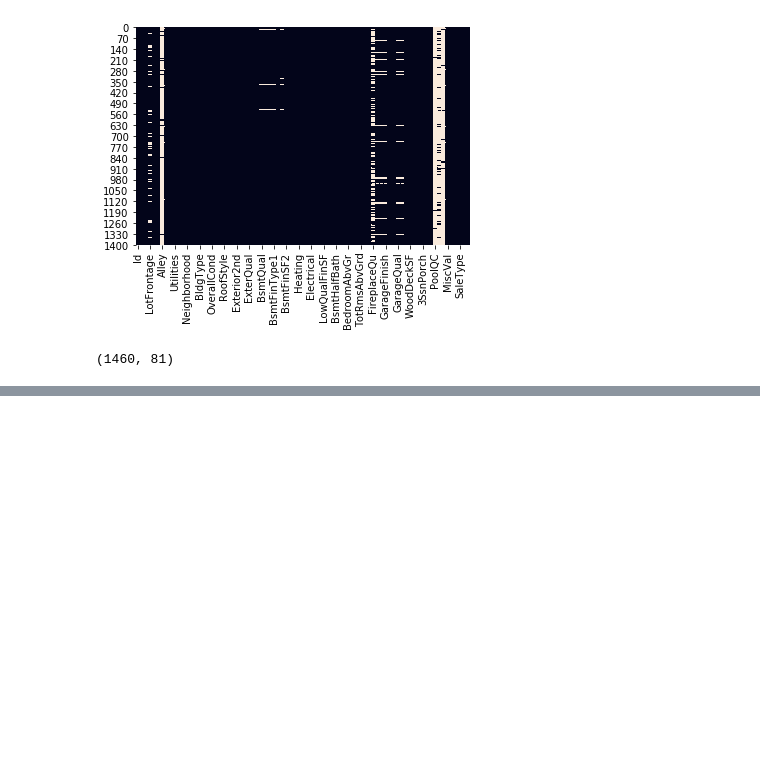
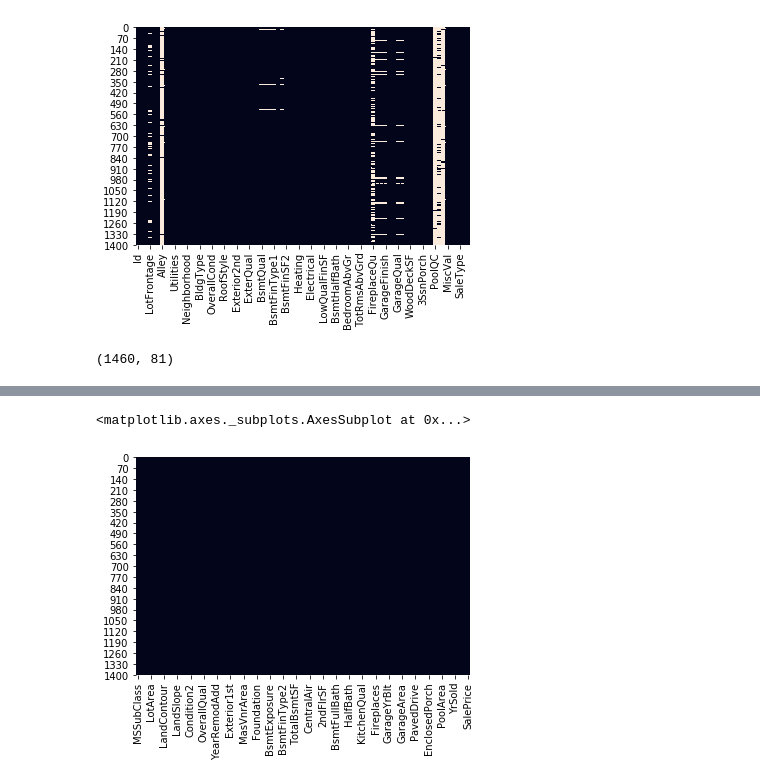
Before and after one commit to Princeshaw/machine-learning, a Jupyter notebook: House price prediction/House_prediction_advance_regression.ipynb, the cells around one changed output, grey strips where cells are left out. Cells and saved outputs as stored; diff of their text form; code cells hidden in the pictures; blank space fills up the shorter version.

```diff
--- a/House price prediction/House_prediction_advance_regression.ipynb
+++ b/House price prediction/House_prediction_advance_regression.ipynb
@@ -56,0 +99,15 @@ dataset.shape
+# %%
+dataset.drop(['Fence','PoolQC'],axis = 1,inplace=True)
+# %%
+dataset['FireplaceQu'] = dataset['FireplaceQu'].fillna(dataset['FireplaceQu'].mode()[0])
+# %%
+dataset['FireplaceQu'] = dataset['FireplaceQu'].fillna(dataset['FireplaceQu'].mode()[0])
+# %%
+columnList = ['MasVnrType','MasVnrArea','BsmtQual','BsmtCond','BsmtExposure','GarageCond', 'GarageQual', 'GarageFinish', 'GarageYrBlt', 'GarageType', 'Electrical', 'BsmtFinType2' ,'BsmtFinType1']
+for i in columnList:
+    dataset[i] = dataset[i].fillna(dataset[i].mode()[0])
+# %%
+sns.heatmap(dataset.isnull(),cbar=False)
+# %% [output]
+<matplotlib.axes._subplots.AxesSubplot at 0x...>
+[figure, added]
```
Also changed, not shown: parts of 20 cells of this notebook, 3 other files.
